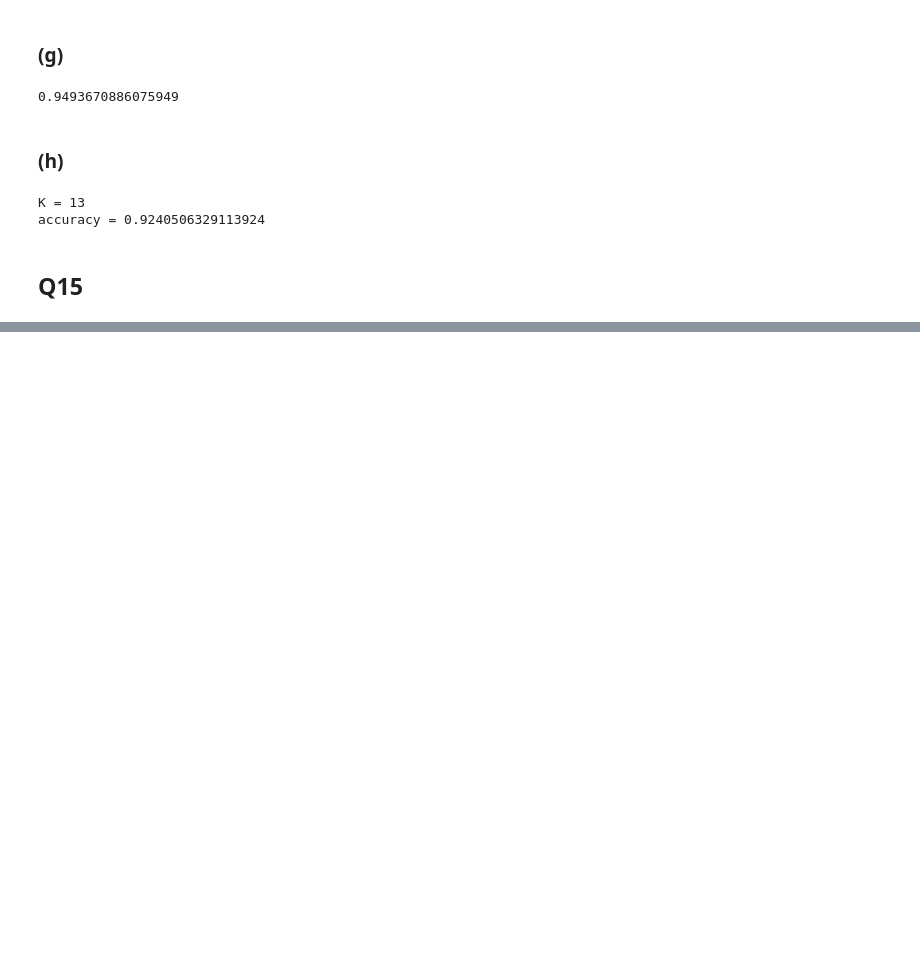
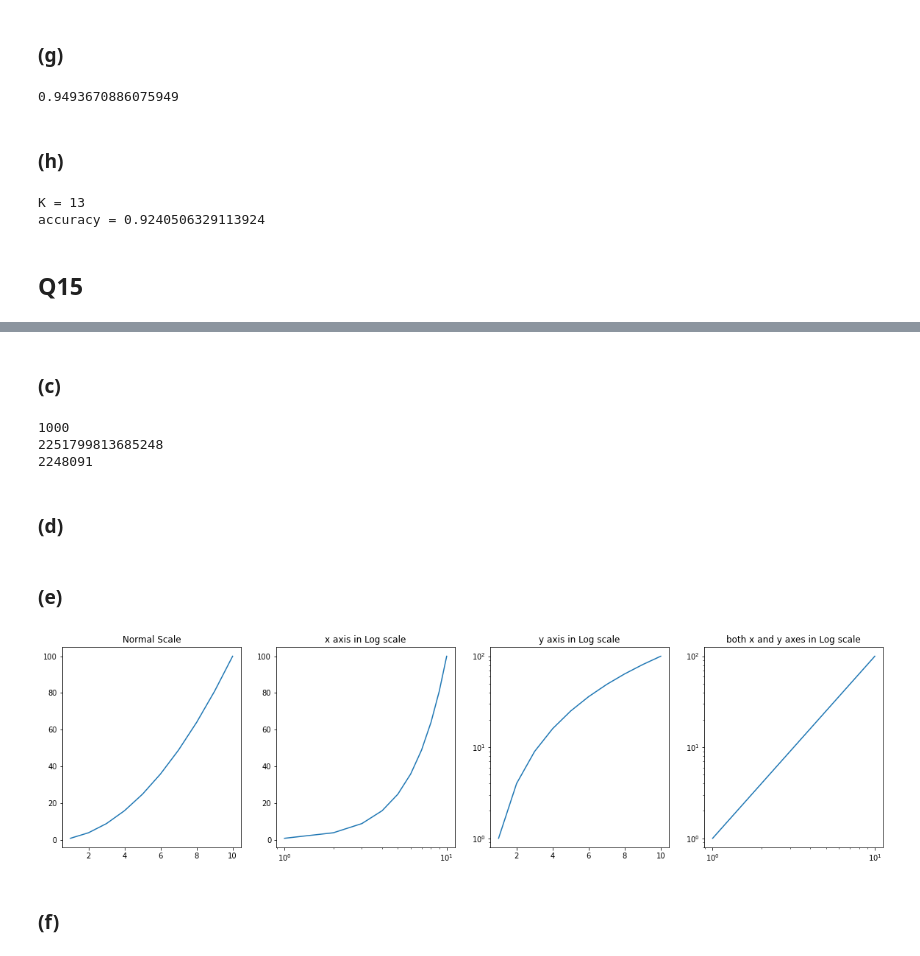
Before and after one commit to Mousavisp/ISLP-Exersises, a Jupyter notebook: Ch04.ipynb, the cells around one changed output, grey strips where cells are left out. Drawn from its saved outputs; the diff is of its cells as text; code cells hidden in the pictures; blank space fills up the shorter version.

```diff
--- a/Ch04.ipynb
+++ b/Ch04.ipynb
@@ -414,0 +435,42 @@ accuracy = 0.9240506329113924
+# %% [markdown]
+### (c)
+# %%
+Power2(10, 3)
+Power2(8, 17)
+Power2(131, 3)
+# %% [output]
+1000
+2251799813685248
+2248091
+# %% [markdown]
+### (d)
+# %%
+def Power3(x, a):
+    return x**a
+# %% [markdown]
+### (e)
+# %%
+x_axis = np.arange(1, 11)
+fig, ax = plt.subplots(1, 4, figsize=(20, 5))
+
+ax[0].plot(x_axis, Power3(x_axis, 2))
+ax[0].set_title("Normal Scale")
+
+ax[1].plot(x_axis, Power3(x_axis, 2))
+ax[1].set_title("x axis in Log scale")
+ax[1].set_xscale("log")
+
+ax[2].plot(x_axis, Power3(x_axis, 2))
+ax[2].set_title("y axis in Log scale")
+ax[2].set_yscale("log")
+
+ax[3].plot(x_axis, Power3(x_axis, 2))
+ax[3].set_title("both x and y axes in Log scale")
+ax[3].set_xscale("log")
+ax[3].set_yscale("log")
+
+plt.show()
+# %% [output]
+[figure, added]
+# %% [markdown]
+### (f)
```
Also changed, not shown: parts of 43 cells of this notebook, 1 other file.
